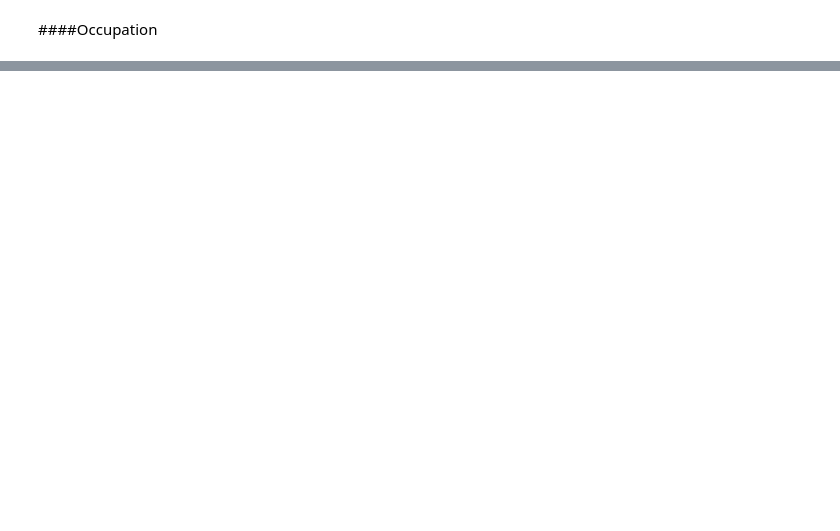
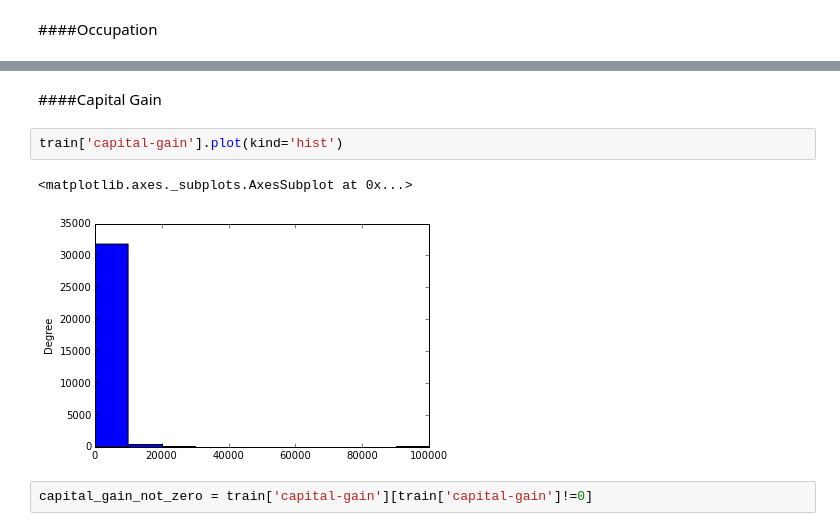
Before and after one commit to molliemarie/DS-Projects, a Jupyter notebook: CensusIncome/Census_Income.ipynb, the cells around one changed output, grey strips where cells are left out. Saved outputs shown, nothing was run; the diff lists cells and outputs as text; blank space fills up the shorter version.

```diff
--- a/CensusIncome/Census_Income.ipynb
+++ b/CensusIncome/Census_Income.ipynb
@@ -185,0 +266,9 @@ Priv-house-serv : 149
+# %% [markdown]
+####Capital Gain
+# %%
+train['capital-gain'].plot(kind='hist')
+# %% [output]
+<matplotlib.axes._subplots.AxesSubplot at 0x...>
+[figure, added]
+# %%
+capital_gain_not_zero = train['capital-gain'][train['capital-gain']!=0]
```
Also changed, not shown: parts of 29 cells of this notebook.
